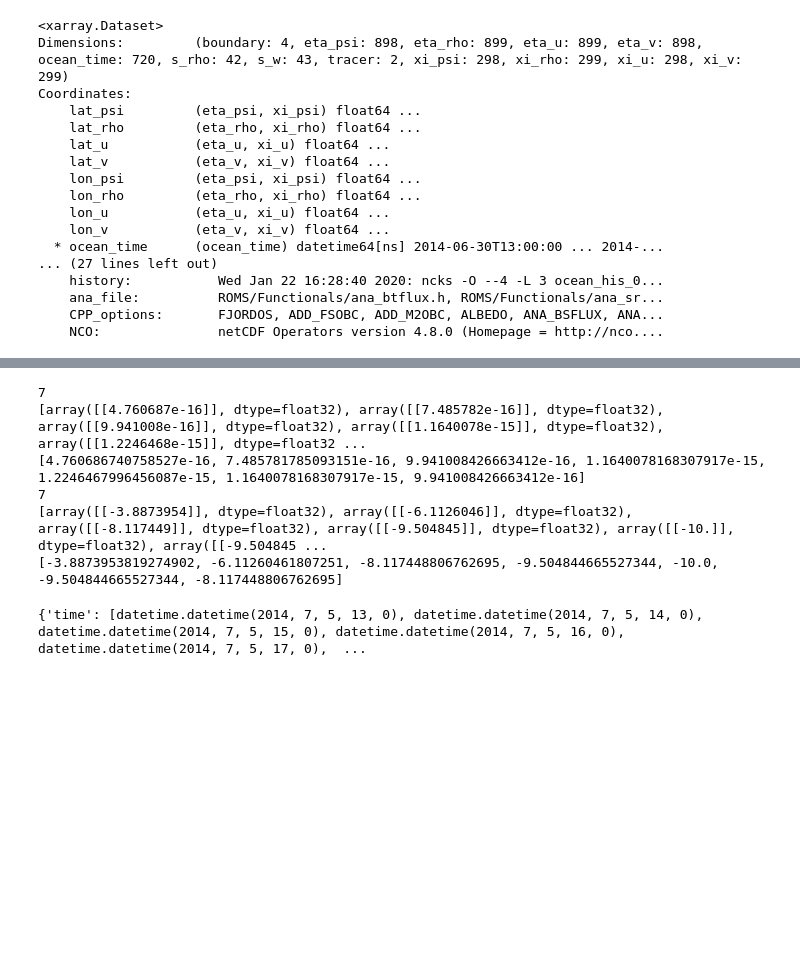
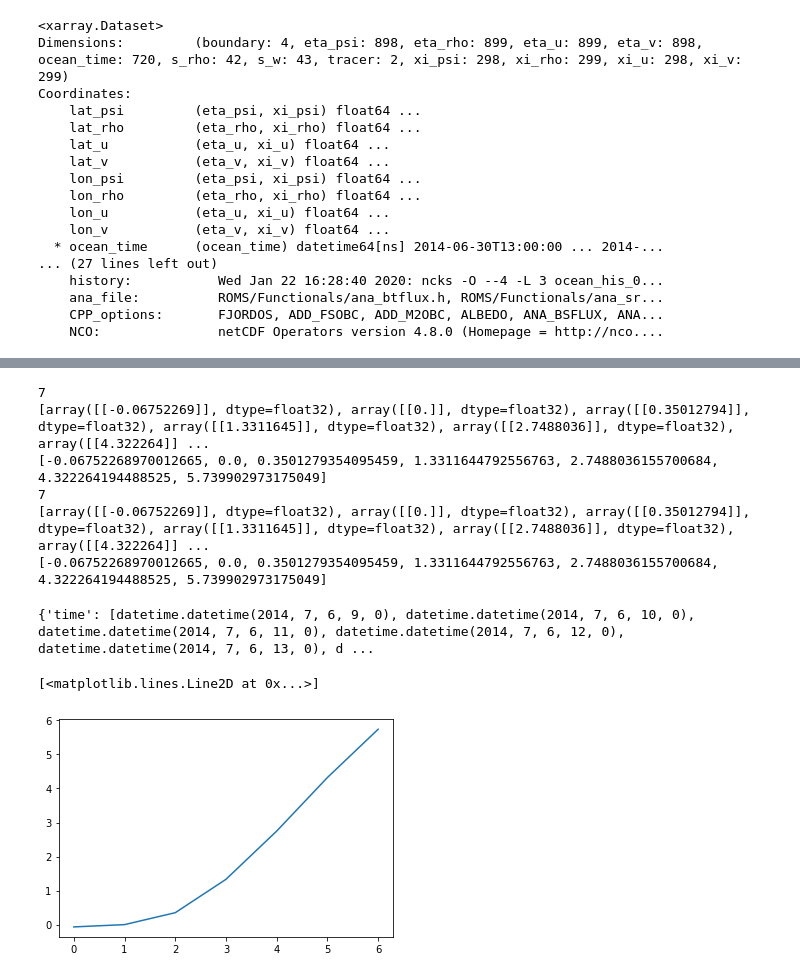
Before and after one commit to sintefmath/reduced-gravity-ocean-model, a Jupyter notebook: notebooks/Oslofjord/generate_wind.ipynb, the cells around one changed output, grey strips where cells are left out. Cells and saved outputs as stored; diff of their text form; code cells hidden in the pictures; blank space fills up the shorter version.

```diff
--- a/notebooks/Oslofjord/generate_wind.ipynb
+++ b/notebooks/Oslofjord/generate_wind.ipynb
@@ -73,7 +73,7 @@ def generate_wind_field(wind_angle_deg, t_start_index, T):
 
     return wind
 # %%
-t_start = 5*24 #285
+t_start = 5*24 + 20 #285
 t_stop =  t_start + 6
 T = (t_stop-t_start)*3600  #Input
 timestep_indices = [list(np.arange(t_start, t_stop+1))]
@@ -108,5 +108,5 @@ DatetimeIndex(['2014-07-05 13:00:00', '2014-07-05 14:00:00',
 # %%
-ref_wind_direction = 180.0
+ref_wind_direction = 45.0
 ref_wind = generate_wind_field(ref_wind_direction, t_start, T)
 # %%
 print(len(ref_wind.wind_u))
@@ -120,11 +120,11 @@ y_wind = [element.tolist()[0][0] for element in ref_wind.wind_v]
 print(y_wind)
 # %% [output]
 7
-[array([[4.760687e-16]], dtype=float32), array([[7.485782e-16]], dtype=float32), array([[9.941008e-16]], dtype=float32), array([[1.1640078e-15]], dtype=float32), array([[1.2246468e-15]], dtype=float32 ...
-[4.760686740758527e-16, 7.485781785093151e-16, 9.941008426663412e-16, 1.1640078168307917e-15, 1.2246467996456087e-15, 1.1640078168307917e-15, 9.941008426663412e-16]
+[array([[-0.06752269]], dtype=float32), array([[0.]], dtype=float32), array([[0.35012794]], dtype=float32), array([[1.3311645]], dtype=float32), array([[2.7488036]], dtype=float32), array([[4.322264]] ...
+[-0.06752268970012665, 0.0, 0.3501279354095459, 1.3311644792556763, 2.7488036155700684, 4.322264194488525, 5.739902973175049]
 7
-[array([[-3.8873954]], dtype=float32), array([[-6.1126046]], dtype=float32), array([[-8.117449]], dtype=float32), array([[-9.504845]], dtype=float32), array([[-10.]], dtype=float32), array([[-9.504845 ...
-[-3.8873953819274902, -6.11260461807251, -8.117448806762695, -9.504844665527344, -10.0, -9.504844665527344, -8.117448806762695]
+[array([[-0.06752269]], dtype=float32), array([[0.]], dtype=float32), array([[0.35012794]], dtype=float32), array([[1.3311645]], dtype=float32), array([[2.7488036]], dtype=float32), array([[4.322264]] ...
+[-0.06752268970012665, 0.0, 0.3501279354095459, 1.3311644792556763, 2.7488036155700684, 4.322264194488525, 5.739902973175049]
 # %%
 opendrift_wind = {}
 
@@ -134,7 +134,7 @@ opendrift_wind["y_wind"] = y_wind
 
 print(opendrift_wind)
 # %% [output]
-{'time': [datetime.datetime(2014, 7, 5, 13, 0), datetime.datetime(2014, 7, 5, 14, 0), datetime.datetime(2014, 7, 5, 15, 0), datetime.datetime(2014, 7, 5, 16, 0), datetime.datetime(2014, 7, 5, 17, 0),  ...
+{'time': [datetime.datetime(2014, 7, 6, 9, 0), datetime.datetime(2014, 7, 6, 10, 0), datetime.datetime(2014, 7, 6, 11, 0), datetime.datetime(2014, 7, 6, 12, 0), datetime.datetime(2014, 7, 6, 13, 0), d ...
 # %%
 # write time, x_wind and y_wind to file
 
@@ -144,0 +145,8 @@ with open("fjordos_opendrift_wind.pickle", "wb") as f:
+# %%
+from matplotlib import pyplot as plt
+%matplotlib inline
+
+plt.plot(x_wind)
+# %% [output]
+[<matplotlib.lines.Line2D at 0x...>]
+[figure, added]
```
Also changed, not shown: parts of 3 cells of this notebook, 1 other file.
